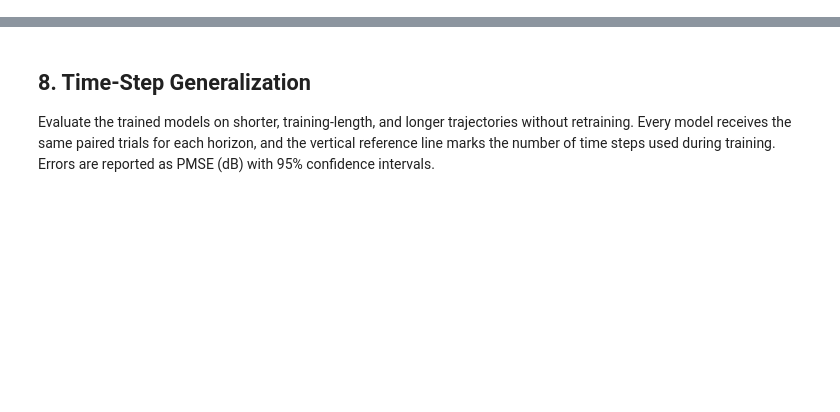
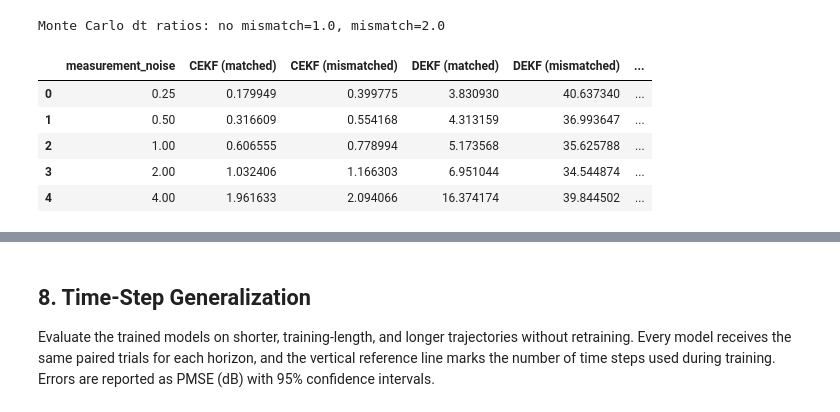
Before and after one commit to AvivG123/distributedKNET, a Jupyter notebook: notebooks/localization_simulation.ipynb, the cells around one changed output, grey strips where cells are left out. Drawn from its saved outputs; the diff is of its cells as text; code cells hidden in the pictures; blank space fills up the shorter version.

```diff
--- a/notebooks/localization_simulation.ipynb
+++ b/notebooks/localization_simulation.ipynb
@@ -248,9 +325,20 @@ else:
     monte_carlo_dt_ratios = [MONTE_CARLO_NO_MISMATCH_RATIO]
     print("No dt-mismatch experiment is configured; evaluating nominal dynamics only.")
 
+monte_carlo_display_names = {"CEKF": "CEKF", "DEKF": "DEKF", "DKN": DKN_LABEL}
+
+
+def monte_carlo_label(model_name, ratio):
+    display_name = monte_carlo_display_names[model_name]
+    if MONTE_CARLO_MISMATCH_RATIO is None:
+        return display_name
+    condition = "matched" if ratio == MONTE_CARLO_NO_MISMATCH_RATIO else "mismatched"
+    return f"{display_name} ({condition})"
+
+
 monte_carlo_labels = {
     model_name: {
-        ratio: f"{model_name} dt x{format_dt_ratio(ratio)}"
+        ratio: monte_carlo_label(model_name, ratio)
         for ratio in monte_carlo_dt_ratios
     }
     for model_name in ["CEKF", "DEKF", "DKN"]
@@ -314,32 +402,40 @@ for r_noise in measurement_noise_values:
                 r_array=r_array,
                 q=noise["q"],
                 p0=p0,
                 x0=x_init,
                 j_matrix=j_matrix,
                 time_steps=num_time_steps,
                 node_num=num_nodes,
                 q_matrix=noise["q_matrix"],
             )
             with torch.no_grad():
                 x_hat_dkn = dkn_processes[dt_ratio](graph_data)[0].mean(dim=1)[..., 0].cpu().numpy()
 
             trial_errors[monte_carlo_labels["CEKF"][dt_ratio]].append(position_error_from_state_sequence(trajectory, x_hat_cekf[:, :, 0]))
             trial_errors[monte_carlo_labels["DEKF"][dt_ratio]].append(position_error_from_dekf(trajectory, x_hat_dekf))
             trial_errors[monte_carlo_labels["DKN"][dt_ratio]].append(position_error_from_state_sequence(trajectory, x_hat_dkn))
 
         if gnn_rnn_process is not None:
             x_hat_gnn_rnn = predict_gnn_rnn(gnn_rnn_process, graph_data, h_system)
             trial_errors["GNN-RNN"].append(position_error_from_state_sequence(trajectory, x_hat_gnn_rnn))
 
     for label in monte_carlo_series:
         avg_errors[label].append(np.mean(trial_errors[label]) if trial_errors[label] else np.nan)
 
 results_df = pd.DataFrame(
     {
         "measurement_noise": measurement_noise_values,
         **avg_errors,
     }
 )
 results_df
+# %% [output]
+Monte Carlo dt ratios: no mismatch=1.0, mismatch=2.0
+|  | measurement_noise | CEKF (matched) | CEKF (mismatched) | DEKF (matched) | DEKF (mismatched) | ... |
+| 0 | 0.25 | 0.179949 | 0.399775 | 3.830930 | 40.637340 | ... |
+| 1 | 0.50 | 0.316609 | 0.554168 | 4.313159 | 36.993647 | ... |
+| 2 | 1.00 | 0.606555 | 0.778994 | 5.173568 | 35.625788 | ... |
+| 3 | 2.00 | 1.032406 | 1.166303 | 6.951044 | 34.544874 | ... |
+| 4 | 4.00 | 1.961633 | 2.094066 | 16.374174 | 39.844502 | ... |
 # %%
 summary_plot_path = notebook_plot_dir / f"position_error_vs_inverse_r2_trials={num_trials}_T={num_time_steps}.png"
```
Also changed, not shown: parts of 21 cells of this notebook, 10 other files.
